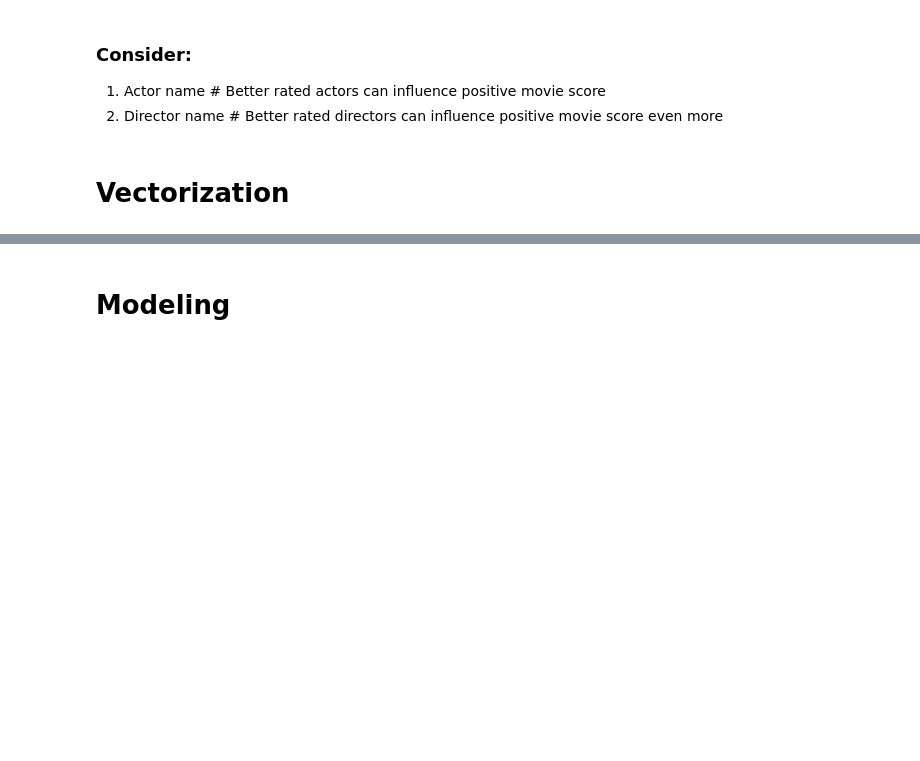
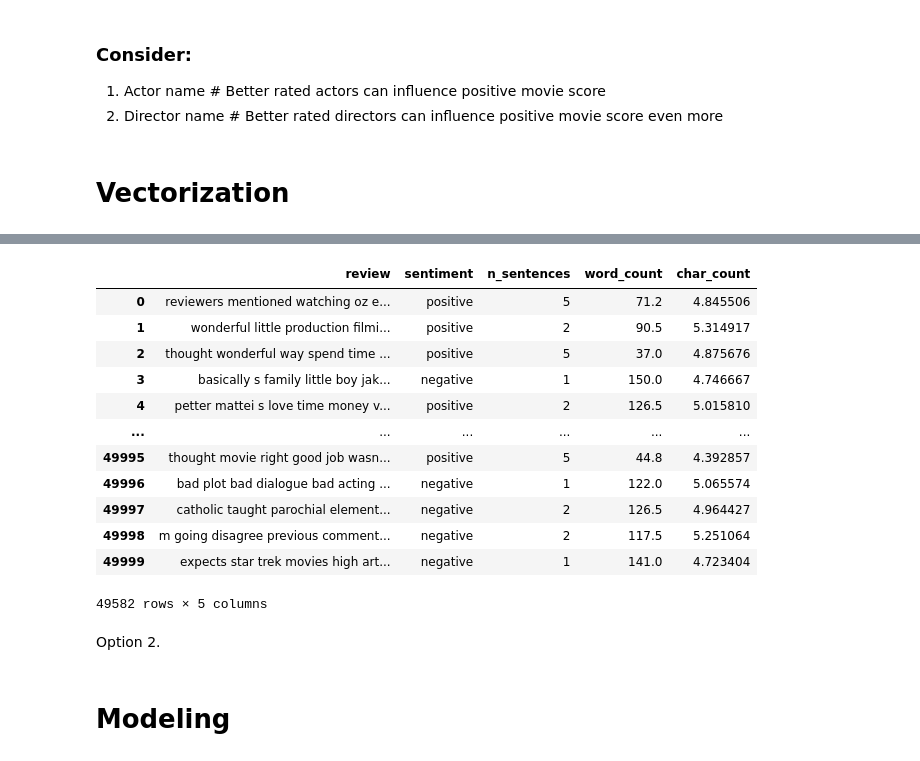
Before and after one commit to b0nba/IMDB, a Jupyter notebook: main.ipynb, the cells around one changed output, grey strips where cells are left out. Drawn from its saved outputs; the diff is of its cells as text; code cells hidden in the pictures; blank space fills up the shorter version.

```diff
--- a/main.ipynb
+++ b/main.ipynb
@@ -175,0 +175,18 @@ X_test = vectorizer.transform(texts_test)
+# %%
+df
+# %% [output]
+|  | review | sentiment | n_sentences | word_count | char_count |
+| 0 | reviewers mentioned watching oz e... | positive | 5 | 71.2 | 4.845506 |
+| 1 | wonderful little production filmi... | positive | 2 | 90.5 | 5.314917 |
+| 2 | thought wonderful way spend time ... | positive | 5 | 37.0 | 4.875676 |
+| 3 | basically s family little boy jak... | negative | 1 | 150.0 | 4.746667 |
+| 4 | petter mattei s love time money v... | positive | 2 | 126.5 | 5.015810 |
+| ... | ... | ... | ... | ... | ... |
+| 49995 | thought movie right good job wasn... | positive | 5 | 44.8 | 4.392857 |
+| 49996 | bad plot bad dialogue bad acting ... | negative | 1 | 122.0 | 5.065574 |
+| 49997 | catholic taught parochial element... | negative | 2 | 126.5 | 4.964427 |
+| 49998 | m going disagree previous comment... | negative | 2 | 117.5 | 5.251064 |
+| 49999 | expects star trek movies high art... | negative | 1 | 141.0 | 4.723404 |
+49582 rows × 5 columns
+# %% [markdown]
+Option 2.
```
Also changed, not shown: parts of 6 cells of this notebook.
